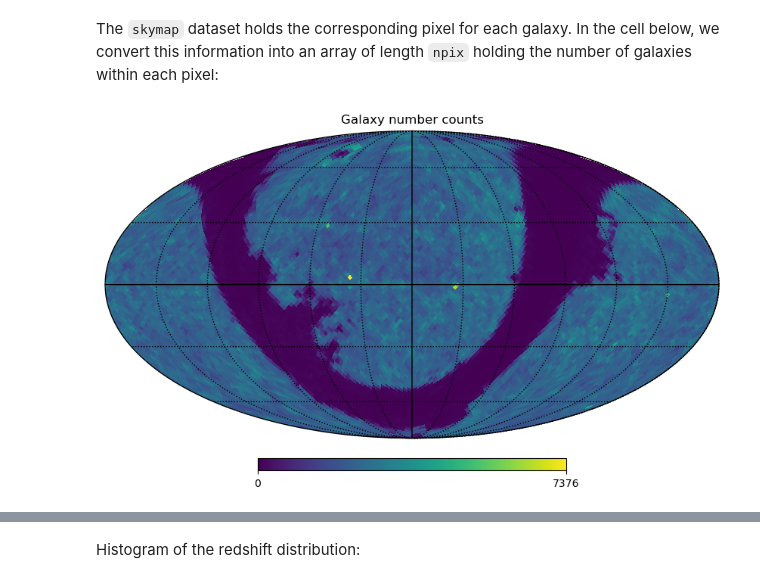
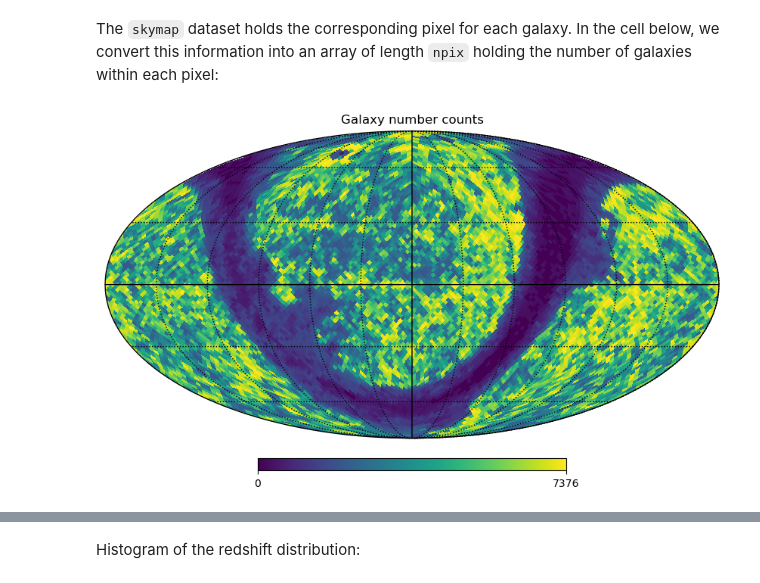
Before and after one commit to binado/standard-sirens, a Jupyter notebook: src/visualize_catalog.ipynb, the cells around one changed output, grey strips where cells are left out. Cells and saved outputs as stored; diff of their text form; code cells hidden in the pictures.

Commit message:
Save catalog distribution plots to figures folder

```diff
--- a/src/visualize_catalog.ipynb
+++ b/src/visualize_catalog.ipynb
@@ -52,16 +35,18 @@ npix
 # %% [markdown]
 Importing file:
 # %%
-catalog = GalaxyCatalog('output.hdf5')
+catalog = GalaxyCatalog('catalog/output.hdf5')
 # %% [markdown]
 The `skymap` dataset holds the corresponding pixel for each galaxy. In the cell below, we convert this information into an array of length `npix` holding the number of galaxies within each pixel:
 # %%
 skymap_indices = catalog.skymap
 nonempty_pixels, counts = np.unique(skymap_indices, return_counts=True)
 skymap = np.zeros(npix)
 for pixel, count in zip(nonempty_pixels, counts):
     skymap[pixel] = count
-hp.mollview(skymap, title="Galaxy number counts")
+hp.mollview(skymap, title="Galaxy number counts", norm="hist")
 hp.graticule()
+plt.savefig('figures/galaxy-map.png', dpi=400)
+plt.show()
 # %% [output]
-[figure, old version]
+[figure, new version]
```
Also changed, not shown: parts of 5 cells of this notebook, 2 other files.
